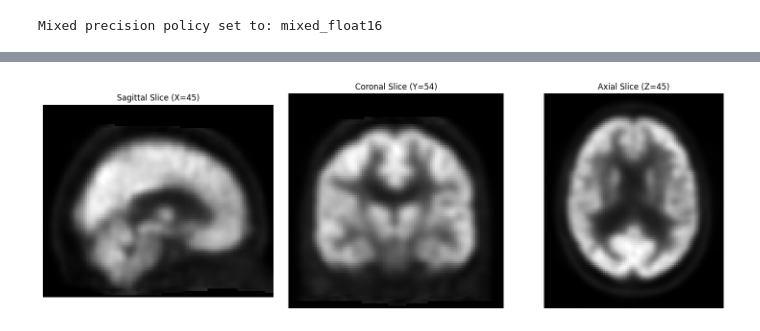
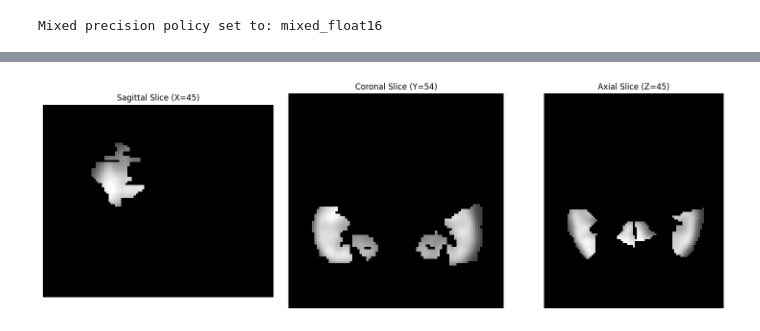
Before and after one commit to diogommiranda/Guiding-ViTs-attention-with-domain-knowledge-for-AD, a Jupyter notebook: code/cnn.ipynb, the cells around one changed output, grey strips where cells are left out. Drawn from its saved outputs; the diff is of its cells as text; code cells hidden in the pictures.

```diff
--- a/code/cnn.ipynb
+++ b/code/cnn.ipynb
@@ -170,7 +113,7 @@ No mask applied.
 # %%
-# verify a test sample
+# Verify data with a test sample
 for data, label in test_data:
-    view_image_data(data[2])
+    view_image_data(data[0])
     break
 # %% [output]
-[figure, old version]
+[figure, new version]
```
Also changed, not shown: parts of 24 cells of this notebook, 6 other files.
